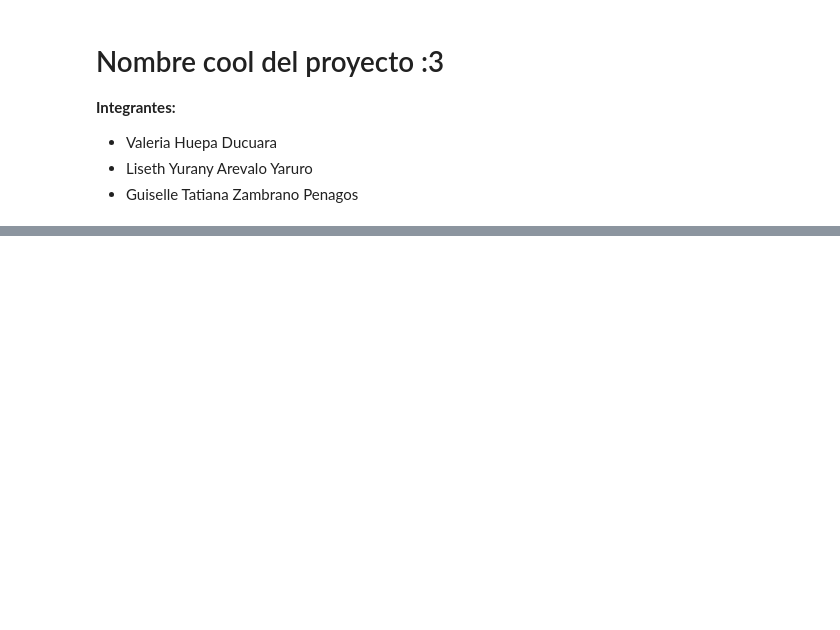
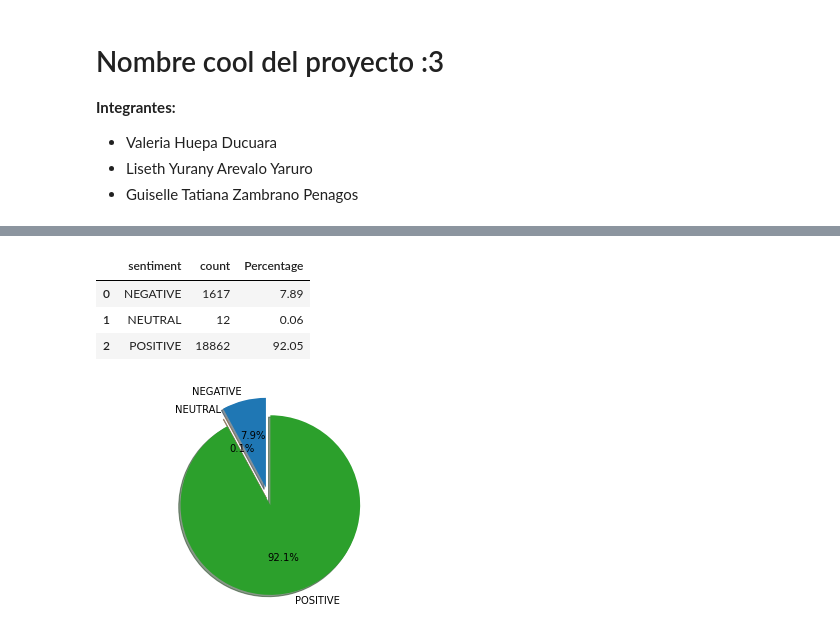
Before and after one commit to UN-things/IS-project, a Jupyter notebook: code.ipynb, the cells around one changed output, grey strips where cells are left out. Drawn from its saved outputs; the diff is of its cells as text; code cells hidden in the pictures; blank space fills up the shorter version.

```diff
--- a/code.ipynb
+++ b/code.ipynb
@@ -339,0 +65,4 @@ The is_first_col function was deprecated in Matplotlib 3.4 and will be removed t
+# %%
+sid = SentimentIntensityAnalyzer()
+df['scores'] = df['Review'].apply(lambda hotel_overview: sid.polarity_scores(str(hotel_overview)))
+df.head()
@@ -339,0 +76,7 @@ The is_first_col function was deprecated in Matplotlib 3.4 and will be removed t
+# %%
+df['compound'] = df['scores'].apply(lambda score_dict: score_dict['compound'])
+df['sentiment']=''
+df.loc[df.compound>0,'sentiment']='POSITIVE'
+df.loc[df.compound==0,'sentiment']='NEUTRAL'
+df.loc[df.compound<0,'sentiment']='NEGATIVE'
+df.head()
@@ -339,0 +90,21 @@ The is_first_col function was deprecated in Matplotlib 3.4 and will be removed t
+# %%
+temp_2 = df.groupby('sentiment').size().reset_index(name="count")
+temp_2['Percentage'] = round(100 * temp_2['count']  / temp_2['count'].sum(), 2)
+# %% [output]
+|  | sentiment | count | Percentage |
+| 0 | NEGATIVE | 1617 | 7.89 |
+| 1 | NEUTRAL | 12 | 0.06 |
+| 2 | POSITIVE | 18862 | 92.05 |
+# %%
+labels = temp_2['sentiment']
+sizes = temp_2['Percentage']
+explode = (0.1, 0, 0.1)  # only "explode" the 2nd slice (i.e. 'Hogs')
+
+fig1, ax1 = plt.subplots()
+ax1.pie(sizes, explode=explode, labels=labels, autopct='%1.1f%%',
+        shadow=True, startangle=90)
+ax1.axis('equal')  # Equal aspect ratio ensures that pie is drawn as a circle.
+
+plt.show()
+# %% [output]
+[figure, added]
```
Also changed, not shown: parts of 59 cells of this notebook, 7 other files.
